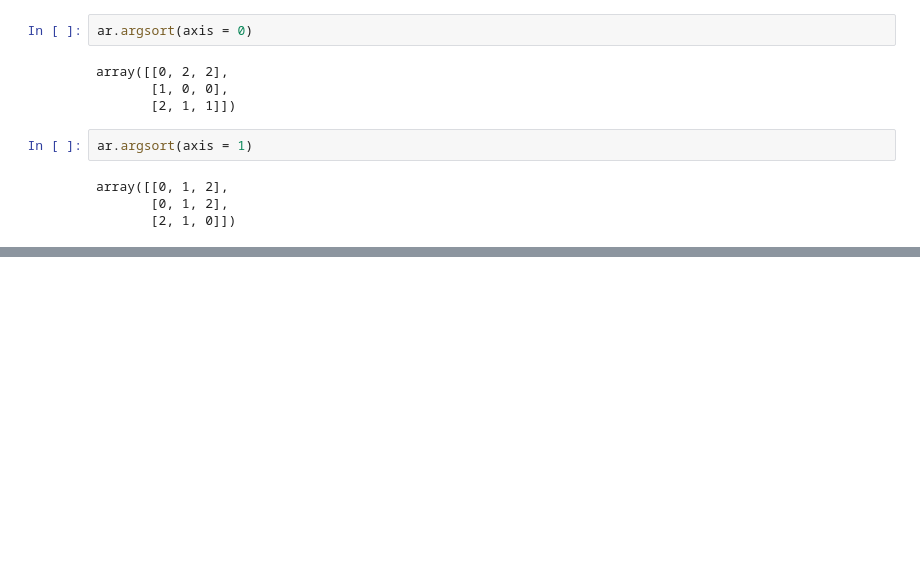
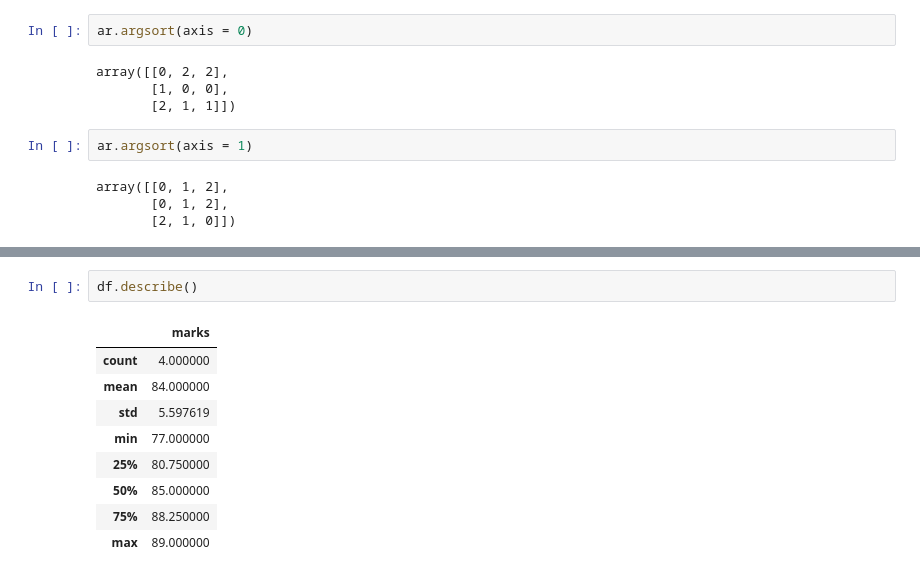
Before and after one commit to umermaher/DSA-Labs, a Jupyter notebook: Mid_Exam.ipynb, the cells around one changed output, grey strips where cells are left out. Cells and saved outputs as stored; diff of their text form; blank space fills up the shorter version.

```diff
--- a/Mid_Exam.ipynb
+++ b/Mid_Exam.ipynb
@@ -253,0 +417,12 @@ array([[0, 1, 2],
+# %%
+df.describe()
+# %% [output]
+|  | marks |
+| count | 4.000000 |
+| mean | 84.000000 |
+| std | 5.597619 |
+| min | 77.000000 |
+| 25% | 80.750000 |
+| 50% | 85.000000 |
+| 75% | 88.250000 |
+| max | 89.000000 |
```
Also changed, not shown: parts of 18 cells of this notebook.
